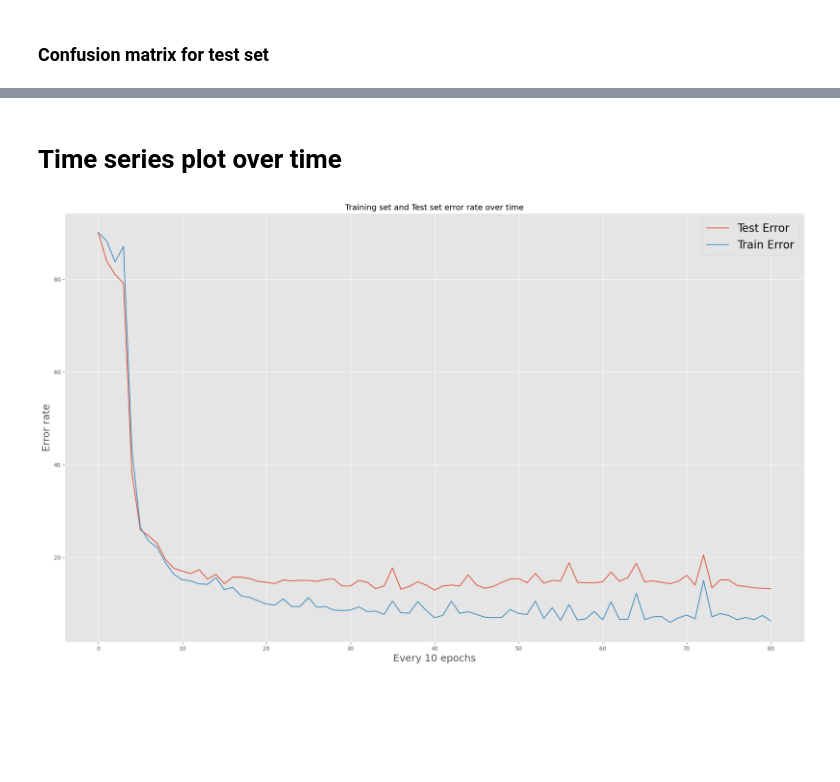
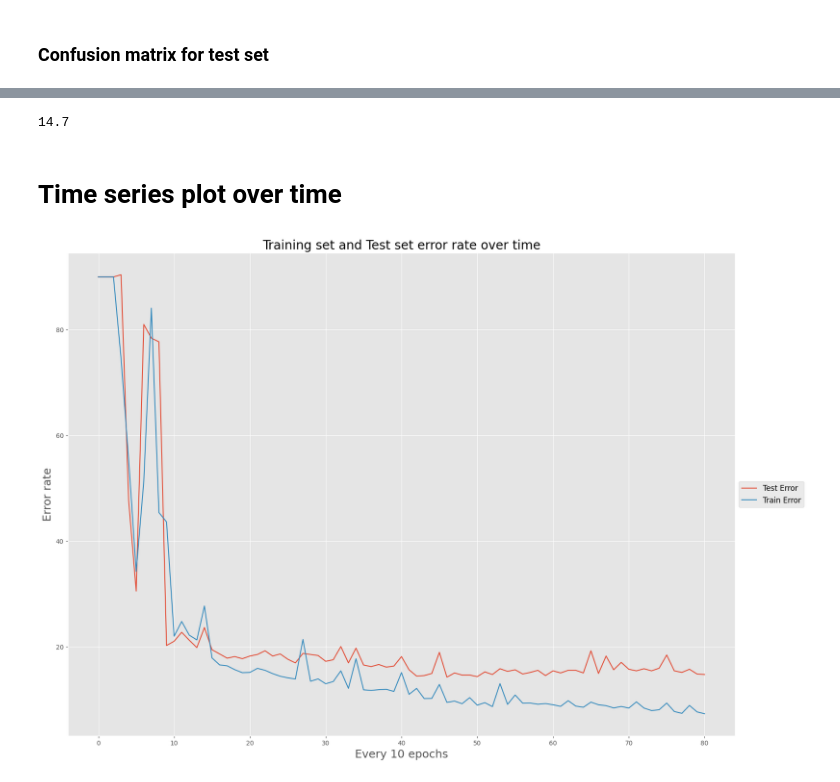
Before and after one commit to jacklvd/intelligent_sys, a Jupyter notebook: HW3/src/neuralnetwork.ipynb, the cells around one changed output, grey strips where cells are left out. Cells and saved outputs as stored; diff of their text form; code cells hidden in the pictures; blank space fills up the shorter version.

```diff
--- a/HW3/src/neuralnetwork.ipynb
+++ b/HW3/src/neuralnetwork.ipynb
@@ -192,7 +204,7 @@ class NeuralNetwork():
 # %% [markdown]
 # Train Neural Network
 # %%
-def identify(y):
+def identify(y): # classify the output, get digit
     results = []
     for data in y:
         max_output = np.amax(data)
@@ -203,19 +215,19 @@ def identify(y):
             count += 1
     return np.asarray(results)
 
-def one_hot_encode(y): # one hot encode the outputs
+def one_hot_encode(y):
     one_hot_y = np.zeros((y.size, 10))
     one_hot_y[np.arange(y.size), y] = 1
     out_hot_labels = one_hot_y.T
     return one_hot_y
 
 
-def error_fractions(y, yhat): # Get the error fraction
+def accuracy(y, yhat):
     ERRORS = 0
     yhat_one = one_hot_encode(np.int_(identify(yhat)))
-    for i, x in enumerate(y):
-        for j in range(len(x)):
-            if (x[j] != yhat_one[i][j]):
+    for i in range(len(y)):
+        for j in range(len(y[0])):
+            if y[i][j] != yhat_one[i][j]:
                 ERRORS += 1
                 break
     return (ERRORS / len(y)) * 100
@@ -247,13 +259,13 @@ for i in range(EPOCHS + 1):
     nn.forward_prop(x_train)
     if i % 10 == 0:
         print(f'Iteration {i}:')
-        temp_train = error_fractions(y_onehot, nn.get_output())
+        temp_train = accuracy(y_onehot, nn.get_output())
         train_error_frac.append(temp_train)
         print(f'Error fraction: {temp_train}')
     nn.backward_prop(x_train, y_onehot, i)
     if i % 10 == 0:
         nn.forward_prop(x_test)
-        temp_test = error_fractions(y_test_onehot, nn.get_output())
+        temp_test = accuracy(y_test_onehot, nn.get_output())
         test_error_frac.append(temp_test)
 # %% [output]
 Iteration 0:
@@ -351,19 +364,26 @@ TEST CONFUSION MATRIX
+# %%
+nn.forward_prop(x_test)
+print(accuracy(y_test_onehot, nn.get_output())) # check accuracy on test set
+# %% [output]
+14.7
 # %% [markdown]
 # Time series plot over time
 # %%
 fig, ax = plt.subplots(1, 1, sharex=True, figsize=(24, 14))
 plt.style.use('ggplot')
 fraction = [test_error_frac, train_error_frac]
 graph_label = ['Test Error', 'Train Error']
 for i, x in enumerate(fraction):
     plt.plot(x, label=graph_label[i])
-plt.legend(prop={'size': 20})
-plt.title('Training set and Test set error rate over time')
+box = ax.get_position()
+ax.set_position([box.x0, box.y0, box.width * 0.8, box.height])
+plt.legend(loc='center left', bbox_to_anchor=(1, 0.5), prop={'size': 12})
+plt.title('Training set and Test set error rate over time', fontsize=20)
 plt.xlabel('Every 10 epochs', fontsize=18)
 plt.ylabel('Error rate', fontsize=18)
 fig.savefig('../assets/error_fraction.png')
 # %% [output]
-[figure, old version]
+[figure, new version]
 # %%
 nn.forward_prop(x_train)
 w1, w2 = nn.get_weight()
```
Also changed, not shown: parts of 8 cells of this notebook, 14 other files.
